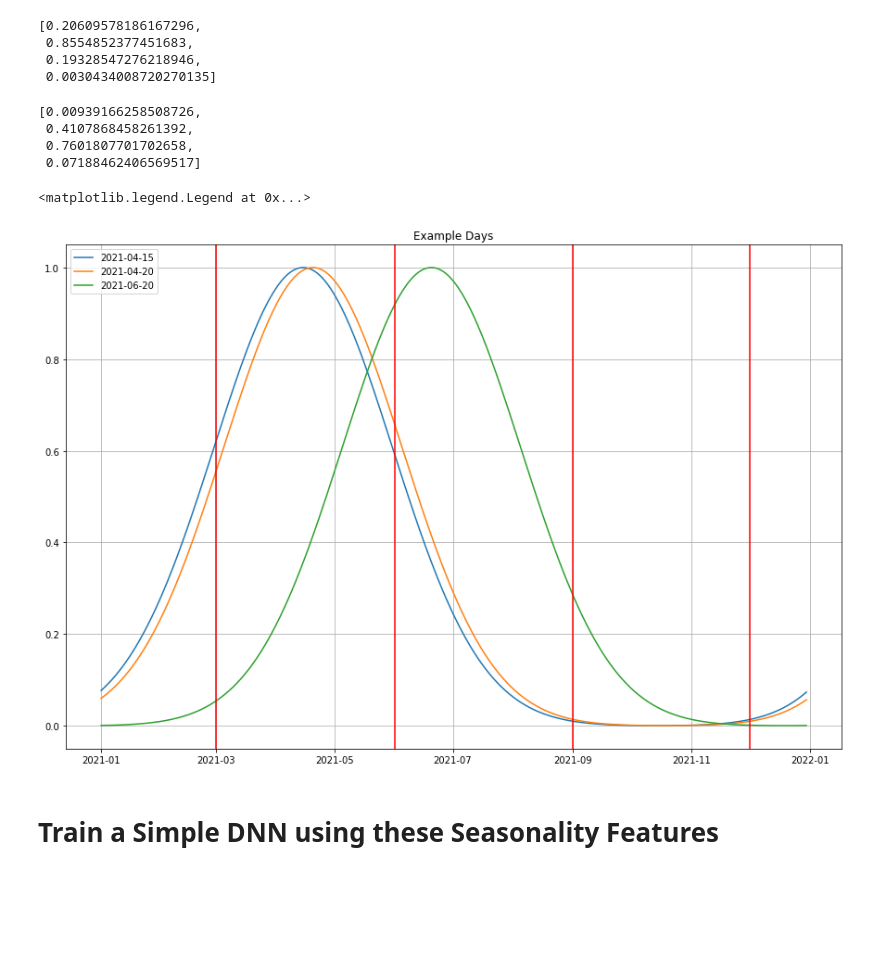
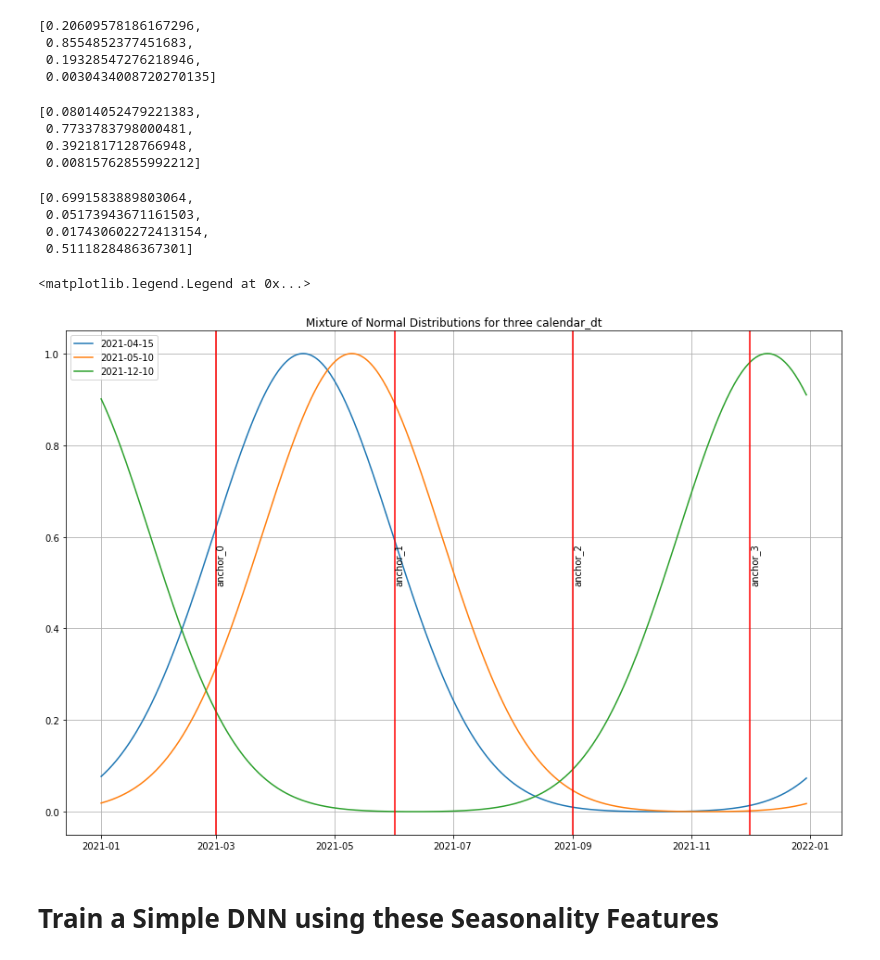
Before and after one commit to raphi1790/data-science-blog, a Jupyter notebook: encoding_calendar_dt/part_2/code_example/seasonality_example.ipynb, the cells around one changed output. Saved outputs shown, nothing was run; the diff lists cells and outputs as text; code cells hidden in the pictures; blank space fills up the shorter version.

```diff
--- a/encoding_calendar_dt/part_2/code_example/seasonality_example.ipynb
+++ b/encoding_calendar_dt/part_2/code_example/seasonality_example.ipynb
@@ -125,8 +125,8 @@ def create_seasonality_feature(input_date, anchors):
     return features, dates, values_scaled
 # %%
 example_date_1 = datetime(2021,4,15)
-example_date_2 = datetime(2021,4,20)
-example_date_3 = datetime(2021,6,20)
+example_date_2 = datetime(2021,5,10)
+example_date_3 = datetime(2021,12,10)
 # %%
 features_1, days_1, gauss_values_1 = create_seasonality_feature(example_date_1,anchors_2021)
 features_2, days_2, gauss_values_2 = create_seasonality_feature(example_date_2,anchors_2021)
@@ -138,25 +138,33 @@ features_1
  0.8554852377451683,
  0.19328547276218946,
  0.0030434008720270135]
+# %%
+features_2
+# %% [output]
+[0.08014052479221383,
+ 0.7733783798000481,
+ 0.3921817128766948,
+ 0.00815762855992212]
 # %%
 features_3
 # %% [output]
-[0.00939166258508726,
- 0.4107868458261392,
- 0.7601807701702658,
- 0.07188462406569517]
+[0.6991583889803064,
+ 0.05173943671161503,
+ 0.017430602272413154,
+ 0.5111828486367301]
 # %%
 plt.figure(figsize=(15,10))
 plot_series(days_1, gauss_values_1, label=str(example_date_1.date()))
 plot_series(days_2, gauss_values_2,label=str(example_date_2.date()))
 plot_series(days_3, gauss_values_3,label=str(example_date_3.date()))
-for anchor in anchors_2021:
+for idx, anchor in enumerate(anchors_2021):
     plt.axvline(anchor, color='red')
-plt.title('Example Days')
+    plt.text(anchor,0.5,'anchor_'+str(idx), rotation=90)
+plt.title('Mixture of Normal Distributions for three calendar_dt')
 plt.legend()
 # %% [output]
 <matplotlib.legend.Legend at 0x...>
-[figure, old version]
+[figure, new version]
 # %%
 features =[]
 for date in dates:
```
Also changed, not shown: 2 other files.
